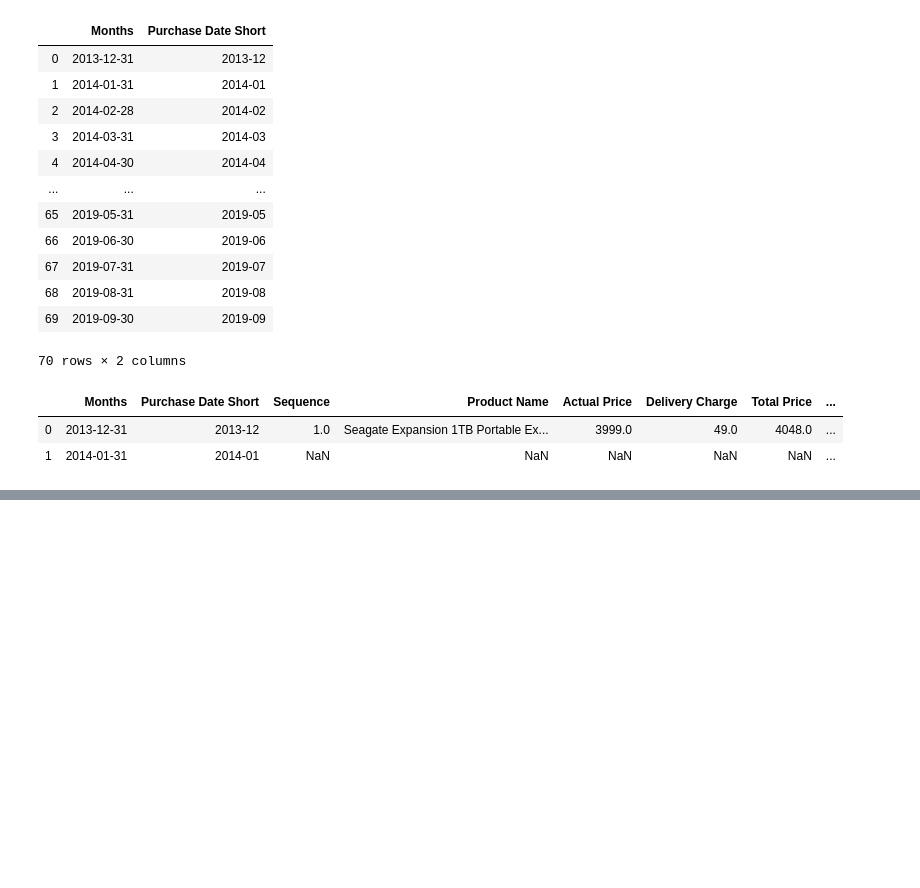
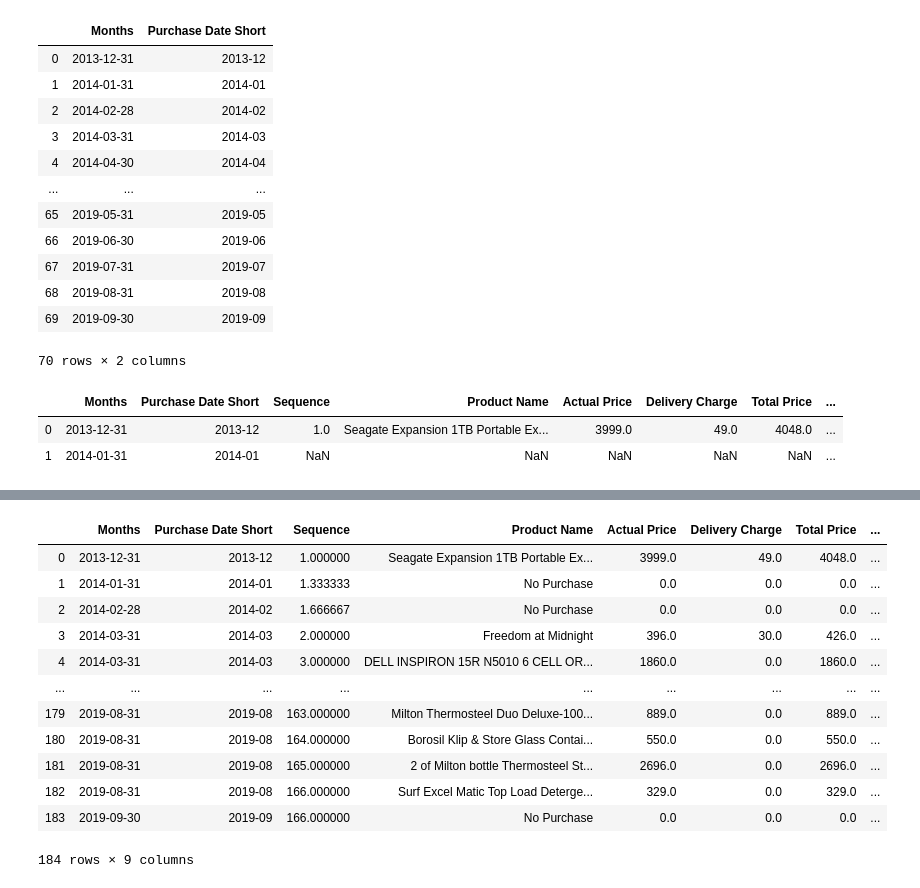
Before and after one commit to Santanukolkata/Data_Science, a Jupyter notebook: Pandas/Panda_analysis_on_purchase.ipynb, the cells around one changed output, grey strips where cells are left out. Drawn from its saved outputs; the diff is of its cells as text; code cells hidden in the pictures; blank space fills up the shorter version.

```diff
--- a/Pandas/Panda_analysis_on_purchase.ipynb
+++ b/Pandas/Panda_analysis_on_purchase.ipynb
@@ -258 +316,20 @@ df_merged.head(2)
+# %%
+df_merged.sort_values(by=['Months','Sequence'],inplace=True,axis=0)
+df_merged.reset_index(drop=True,inplace=True)
+df_merged['Sequence'].interpolate(method ='linear', limit_direction ='forward',inplace=True)
+df_merged
+# %% [output]
+|  | Months | Purchase Date Short | Sequence | Product Name | Actual Price | Delivery Charge | Total Price | ... |
+| 0 | 2013-12-31 | 2013-12 | 1.000000 | Seagate Expansion 1TB Portable Ex... | 3999.0 | 49.0 | 4048.0 | ... |
+| 1 | 2014-01-31 | 2014-01 | 1.333333 | No Purchase | 0.0 | 0.0 | 0.0 | ... |
+| 2 | 2014-02-28 | 2014-02 | 1.666667 | No Purchase | 0.0 | 0.0 | 0.0 | ... |
+| 3 | 2014-03-31 | 2014-03 | 2.000000 | Freedom at Midnight | 396.0 | 30.0 | 426.0 | ... |
+| 4 | 2014-03-31 | 2014-03 | 3.000000 | DELL INSPIRON 15R N5010 6 CELL OR... | 1860.0 | 0.0 | 1860.0 | ... |
+| ... | ... | ... | ... | ... | ... | ... | ... | ... |
+| 179 | 2019-08-31 | 2019-08 | 163.000000 | Milton Thermosteel Duo Deluxe-100... | 889.0 | 0.0 | 889.0 | ... |
+| 180 | 2019-08-31 | 2019-08 | 164.000000 | Borosil Klip & Store Glass Contai... | 550.0 | 0.0 | 550.0 | ... |
+| 181 | 2019-08-31 | 2019-08 | 165.000000 | 2 of Milton bottle Thermosteel St... | 2696.0 | 0.0 | 2696.0 | ... |
+| 182 | 2019-08-31 | 2019-08 | 166.000000 | Surf Excel Matic Top Load Deterge... | 329.0 | 0.0 | 329.0 | ... |
+| 183 | 2019-09-30 | 2019-09 | 166.000000 | No Purchase | 0.0 | 0.0 | 0.0 | ... |
+184 rows × 9 columns
 # %%
```
Also changed, not shown: parts of 9 cells of this notebook.
